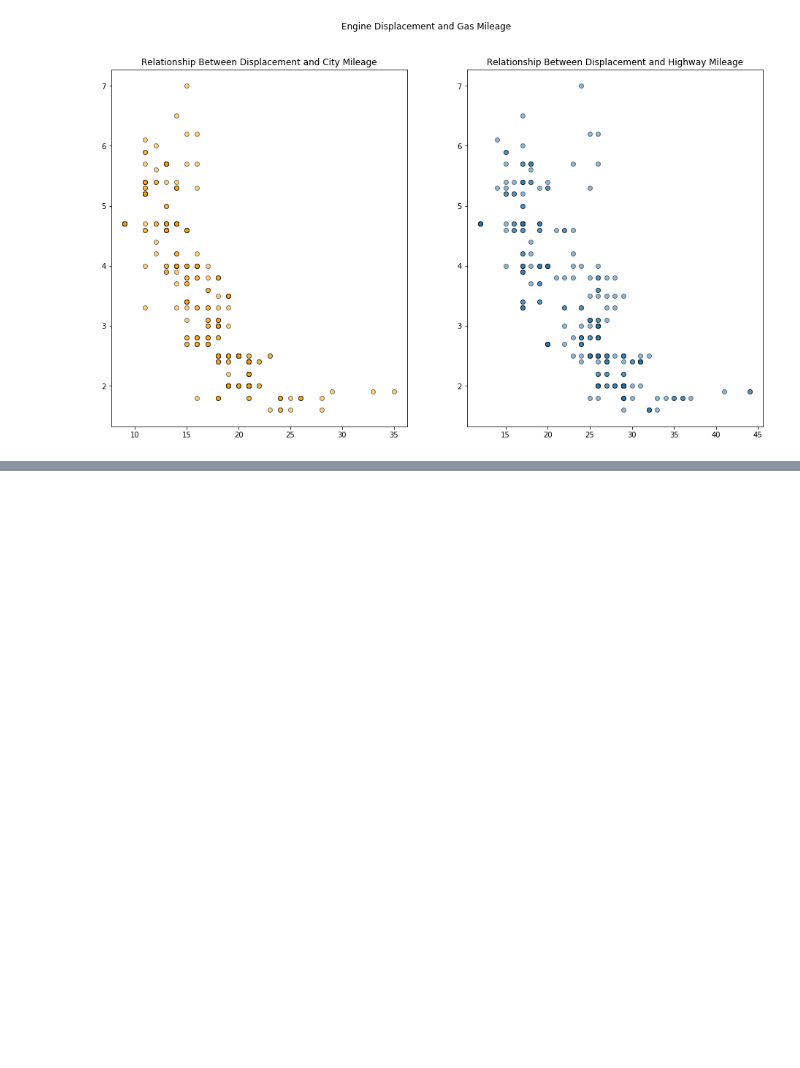
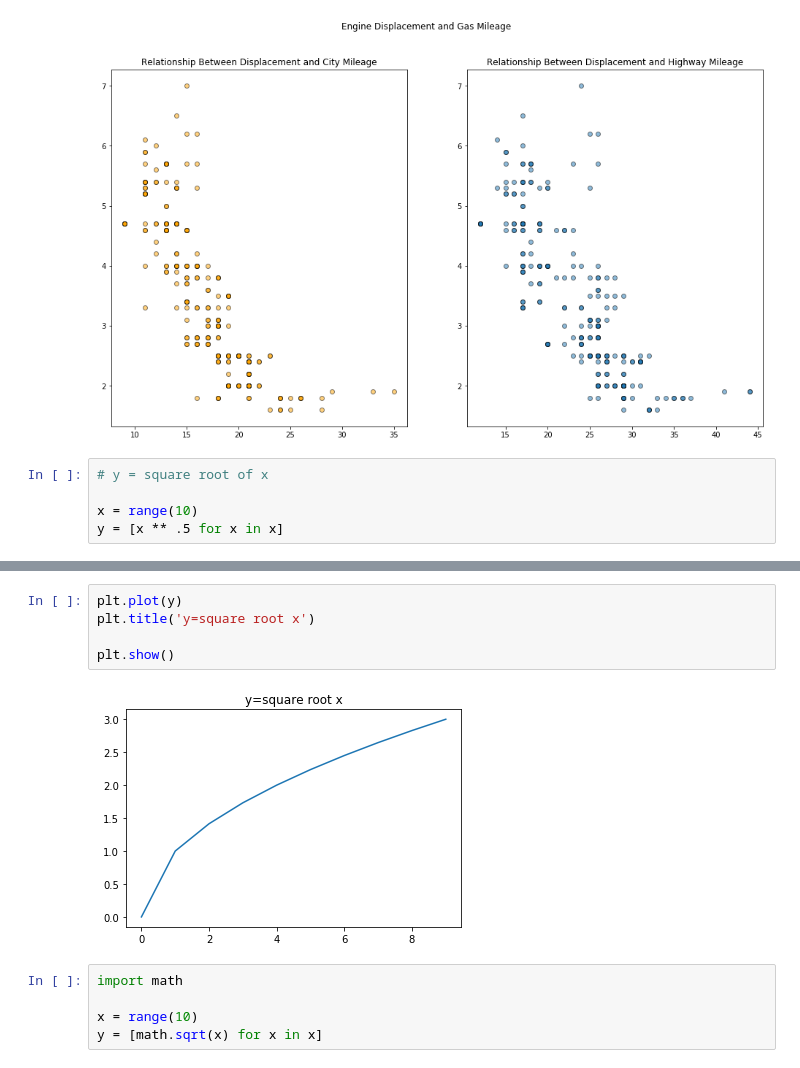
Before and after one commit to faithkane3/codeup_review, a Jupyter notebook: matplotlib.ipynb, the cells around one changed output, grey strips where cells are left out. Drawn from its saved outputs; the diff is of its cells as text; blank space fills up the shorter version.

```diff
--- a/matplotlib.ipynb
+++ b/matplotlib.ipynb
@@ -127,3 +127,8 @@ plt.suptitle('Engine Displacement and Gas Mileage')
 # %% [output]
 Text(0.5, 0.98, 'Engine Displacement and Gas Mileage')
 [figure]
+# %%
+# y = square root of x
+
+x = range(10)
+y = [x ** .5 for x in x]
@@ -129,0 +152,12 @@ Text(0.5, 0.98, 'Engine Displacement and Gas Mileage')
+# %%
+plt.plot(y)
+plt.title('y=square root x')
+
+plt.show()
+# %% [output]
+[figure, added]
+# %%
+import math
+
+x = range(10)
+y = [math.sqrt(x) for x in x]
```
Also changed, not shown: parts of 3 cells of this notebook, 1 other file.
